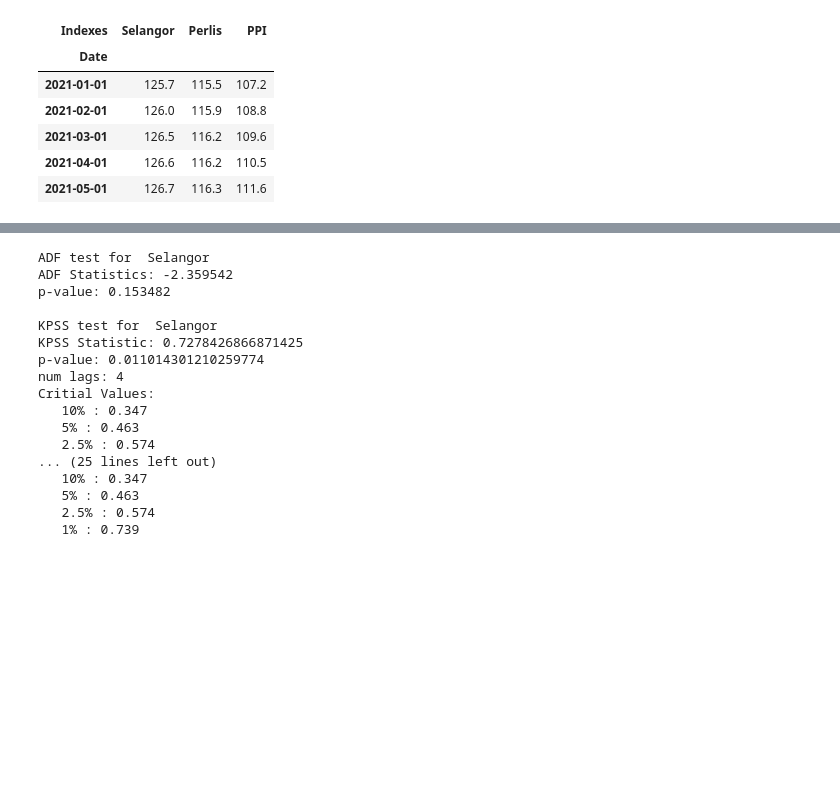
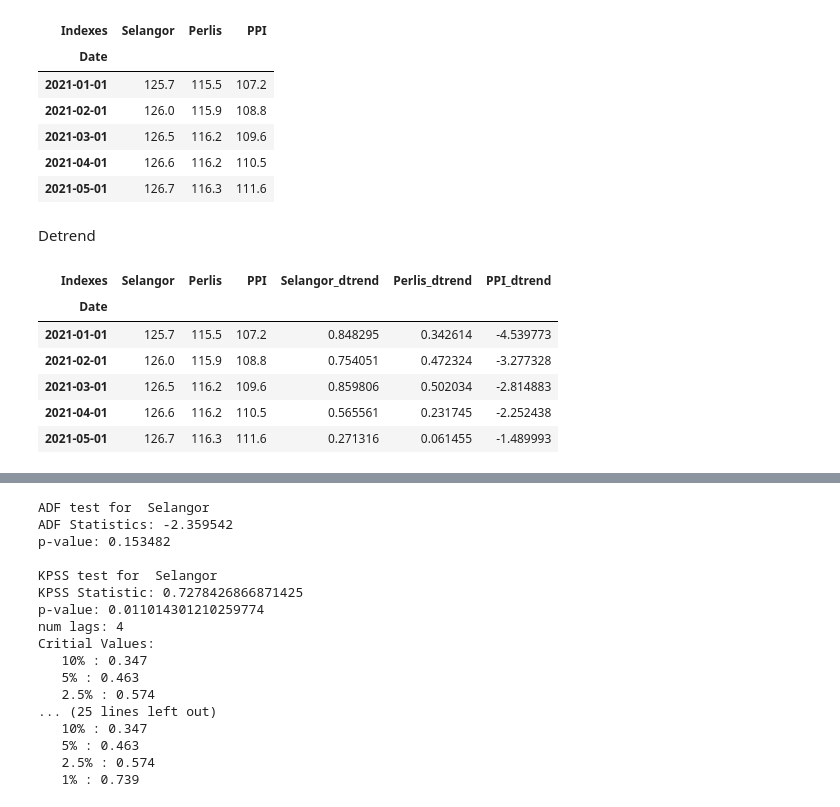
Before and after one commit to derrickgzq/fyp, a Jupyter notebook: fyp.ipynb, the cells around one changed output, grey strips where cells are left out. Saved outputs shown, nothing was run; the diff lists cells and outputs as text; code cells hidden in the pictures; blank space fills up the shorter version.

```diff
--- a/fyp.ipynb
+++ b/fyp.ipynb
@@ -459,3 +459,5 @@ dfs.head()
 | 2021-03-01 | 126.5 | 116.2 | 109.6 |
 | 2021-04-01 | 126.6 | 116.2 | 110.5 |
 | 2021-05-01 | 126.7 | 116.3 | 111.6 |
+# %% [markdown]
+Detrend
@@ -461,0 +466,20 @@ dfs.head()
+# %%
+def detrend_polynomial(column, degree = 1):
+    x = np.arange(len(column))
+    p = np.polyfit(x, column, degree)
+    trend = np.polyval(p, x)
+    return column - trend
+# %%
+dfs['Selangor_dtrend'] = detrend_polynomial(dfs['Selangor'])
+dfs['Perlis_dtrend'] = detrend_polynomial(dfs['Perlis'])
+dfs['PPI_dtrend'] = detrend_polynomial(dfs['PPI'])
+# %%
+dfs.head()
+# %% [output]
+| Indexes | Selangor | Perlis | PPI | Selangor_dtrend | Perlis_dtrend | PPI_dtrend |
+| Date |  |  |  |  |  |  |
+| 2021-01-01 | 125.7 | 115.5 | 107.2 | 0.848295 | 0.342614 | -4.539773 |
+| 2021-02-01 | 126.0 | 115.9 | 108.8 | 0.754051 | 0.472324 | -3.277328 |
+| 2021-03-01 | 126.5 | 116.2 | 109.6 | 0.859806 | 0.502034 | -2.814883 |
+| 2021-04-01 | 126.6 | 116.2 | 110.5 | 0.565561 | 0.231745 | -2.252438 |
+| 2021-05-01 | 126.7 | 116.3 | 111.6 | 0.271316 | 0.061455 | -1.489993 |
```
Also changed, not shown: parts of 3 cells of this notebook.
